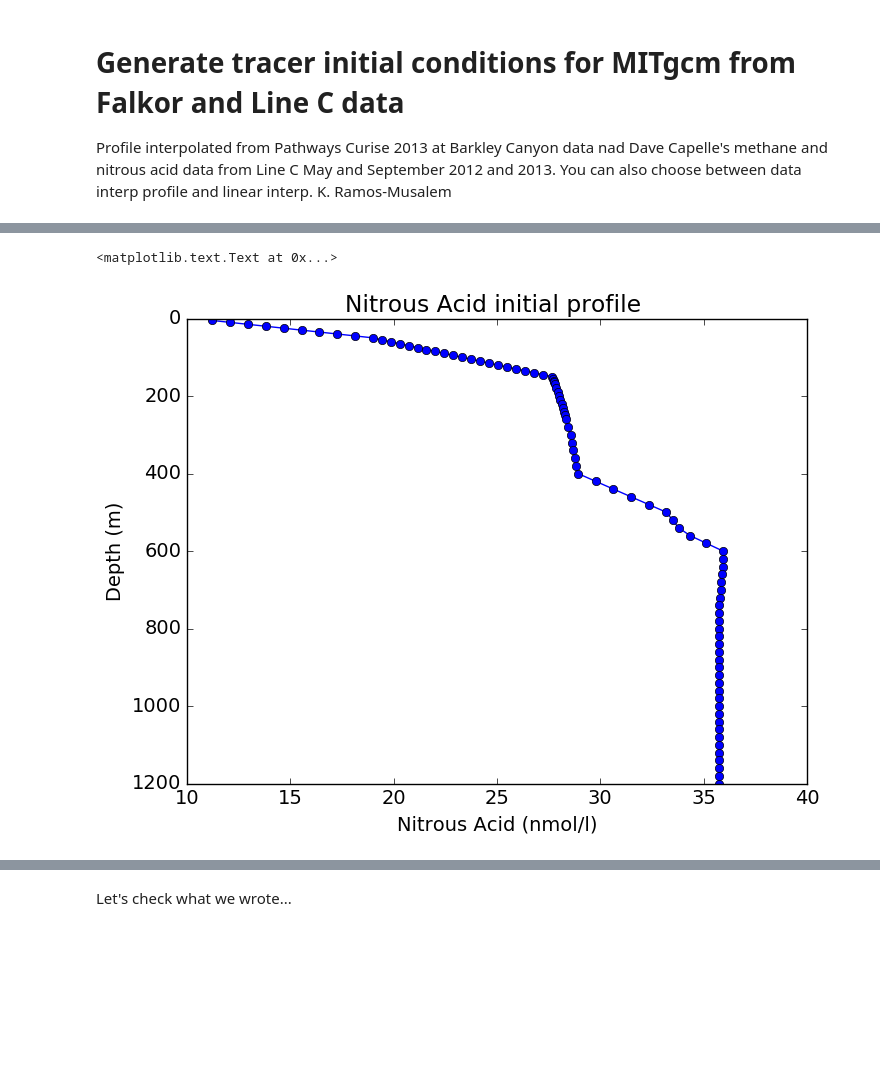
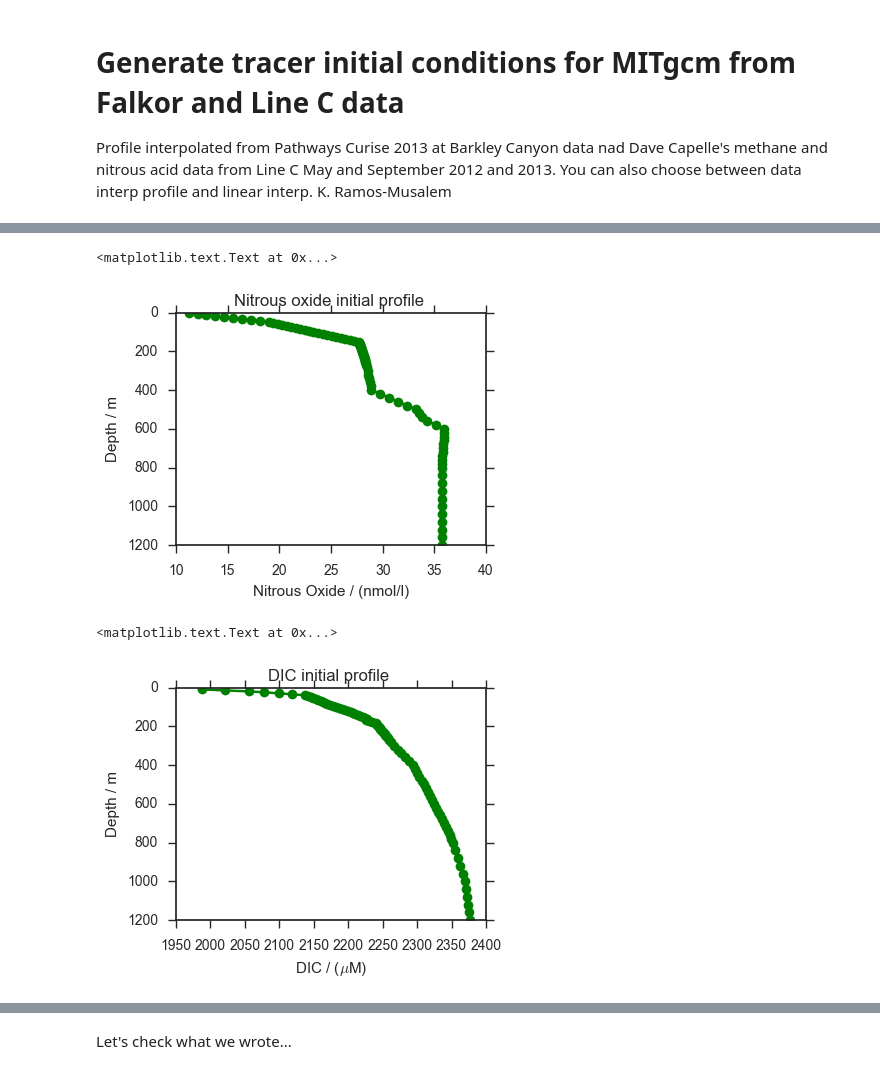
Before and after one commit to UBC-MOAD/buildcanyon, a Jupyter notebook: Stratification/GenerateBarkleyProfiles.ipynb, the cells around one changed output, grey strips where cells are left out. Cells and saved outputs as stored; diff of their text form; code cells hidden in the pictures; blank space fills up the shorter version.

Commit message:
Added data to make DIC and alkalinity initial files

```diff
--- a/Stratification/GenerateBarkleyProfiles.ipynb
+++ b/Stratification/GenerateBarkleyProfiles.ipynb
@@ -19,3 +16,6 @@ import struct
+# %%
+sns.set_context('notebook')
+sns.set_style('ticks')
 # %%
 def iniTracer(xsize, ysize, IniDepth, IniProfile, InterpDepth):
 
@@ -332,38 +281,55 @@ plt.title('Methane initial profile ')
 # %%
-nac = [  10.35      ,  19.00521367,  23.30548951,  27.66736277,
+# Nitrous Oxide
+
+nox = [  10.35      ,  19.00521367,  23.30548951,  27.66736277,
         28.00249004,  28.3022331 ,  28.55923913,  28.73341284,
         28.91225443,  31.05146831,  33.1970117 ,  33.93446295,
         35.92803017,  35.91032064,  35.83016032,  35.75  ] # LineC Methane
 
-NitAcid = iniTracer(nx,ny,depthLineC,nac,zi)
-
+NitOx = iniTracer(nx,ny,depthLineC,nox,zi)
 
 # Save binary file
-tmpfile = "%dx%dx%d/LineCSep2013_nac_%dzlev_%dx%d.bin" %(nx,ny,nz,nz,nx,ny)
+tmpfile = "%dx%dx%d/LineCSep2013_nox_%dzlev_newRes_%dx%d.bin" %(nx,ny,nz,nz,nx,ny)
 fileobj = open(tmpfile,mode='wb')
-NitAcid2 = NitAcid.transpose((2,0,1)) # To keep fortran order when writing as C binary
-NitAcid2.astype(dt).tofile(fileobj,"")
+NitOx2 = NitOx.transpose((2,0,1)) # To keep fortran order when writing as C binary
+NitOx2.astype(dt).tofile(fileobj,"")
 fileobj.close()
 
-
-
-### PLOT Contour
-
-plt.rcParams.update({'font.size':14})
-plt.rcParams['contour.negative_linestyle']='solid'
-
-plt.figure(figsize=(8,6))
-
-CS = plt.plot(np.squeeze(NitAcid[60,45,:]),zi,'bo-')
-
-plt.gca().invert_yaxis()
-
-plt.xlabel('Nitrous Acid (nmol/l)')
-
-plt.ylabel('Depth (m)')
-
-
-plt.title('Nitrous Acid initial profile ')
+# Plot
+fig, ax = plt.subplots(1,1,figsize=(4,3))
+ax.plot(np.squeeze(NitOx[60,45,:]),zi,'go-')
+ax.invert_yaxis()
+plt.xlabel('Nitrous Oxide / nM')
+plt.ylabel('Depth / m')
+plt.title('Nitrous oxide initial profile ')
 # %% [output]
 <matplotlib.text.Text at 0x...>
-[figure, old version]
+[figure, new version]
+# %%
+# DIC
+
+dic = [1988.137, 2020.864, 2055.613, 2077.559, 2099.430, 2136.736, 2145.807,
+       2160.378,  2169.597,  2182.130,  2203.547,    2220.859,
+       2226.993,   2225.535,  2239.758,   2272.775,  2279.751,  2293.704,
+       2298.125,  2301.907 ,   2309.473,  2317.095,  2324.727,
+       2339.422,  2352.259,  2369.299,  2376.510] # Falkor DIC, bottle measurements, interp from salinity
+
+DIC = iniTracer(nx,ny,depthDIC,dic,zi)
+
+# Save binary file
+tmpfile = "%dx%dx%d/Barkley_DIC_%dzlev_newRes_%dx%d.bin" %(nx,ny,nz,nz,nx,ny)
+fileobj = open(tmpfile,mode='wb')
+DIC2 = DIC.transpose((2,0,1)) # To keep fortran order when writing as C binary
+DIC2.astype(dt).tofile(fileobj,"")
+fileobj.close()
+
+# Plot
+fig, ax = plt.subplots(1,1,figsize=(4,3))
+ax.plot(np.squeeze(DIC[60,45,:]),zi,'go-')
+ax.invert_yaxis()
+plt.xlabel('DIC / $\mu$M')
+plt.ylabel('Depth / m')
+plt.title('DIC initial profile ')
+# %% [output]
+<matplotlib.text.Text at 0x...>
+[figure, added]
```
Also changed, not shown: parts of 14 cells of this notebook, 2 other files.
